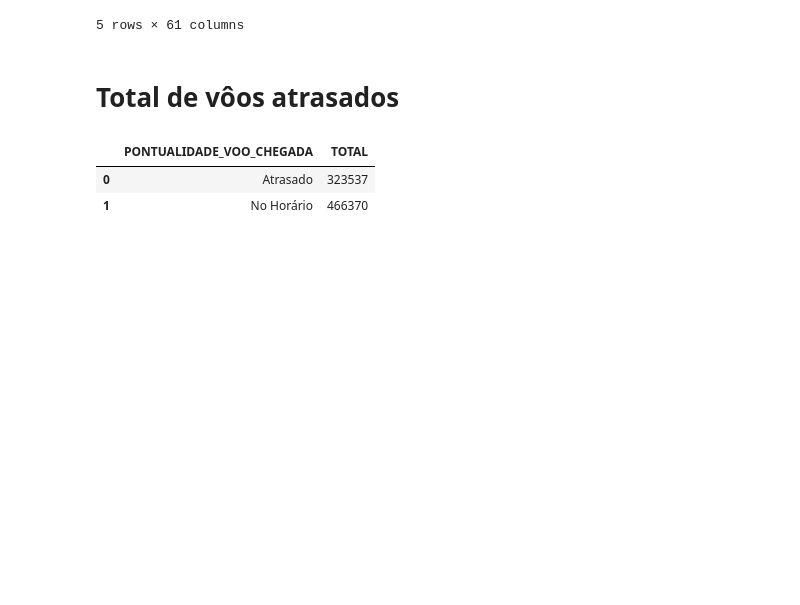
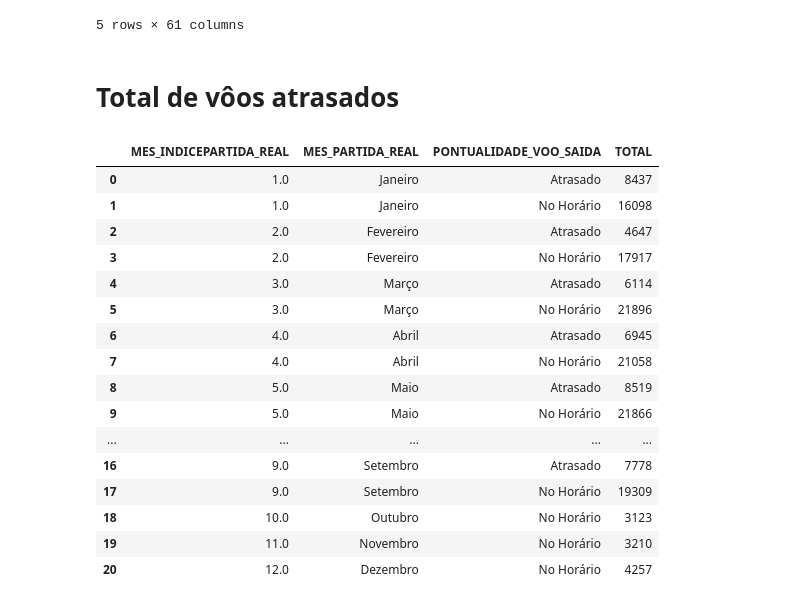
Before and after one commit to rodrigorocha1/dashboard_historico_voos, a Jupyter notebook: notebooks/analise_dos_dados.ipynb, the cells around one changed output. Saved outputs shown, nothing was run; the diff lists cells and outputs as text; code cells hidden in the pictures; blank space fills up the shorter version.

```diff
--- a/notebooks/analise_dos_dados.ipynb
+++ b/notebooks/analise_dos_dados.ipynb
@@ -303,7 +321 @@ def perfil_voos_partida_chegada(nm_coluna: str, filtro_mes: list = None, filtro_
     return df_total_voos_pontualidade
-# %%
-perfil_voos_partida_chegada(nm_coluna='PONTUALIDADE_VOO_CHEGADA')
-# %% [output]
-|  | PONTUALIDADE_VOO_CHEGADA | TOTAL |
-| 0 | Atrasado | 323537 |
-| 1 | No Horário | 466370 |
@@ -309,0 +344,20 @@ perfil_voos_partida_chegada(nm_coluna='PONTUALIDADE_VOO_CHEGADA')
+# %%
+perfil_voos_saida( colunas_agrupamento=['MES_INDICEPARTIDA_REAL', 'MES_PARTIDA_REAL', 'PONTUALIDADE_VOO_SAIDA'], filtro_compania=['AZUL'])
+# %% [output]
+|  | MES_INDICEPARTIDA_REAL | MES_PARTIDA_REAL | PONTUALIDADE_VOO_SAIDA | TOTAL |
+| 0 | 1.0 | Janeiro | Atrasado | 8437 |
+| 1 | 1.0 | Janeiro | No Horário | 16098 |
+| 2 | 2.0 | Fevereiro | Atrasado | 4647 |
+| 3 | 2.0 | Fevereiro | No Horário | 17917 |
+| 4 | 3.0 | Março | Atrasado | 6114 |
+| 5 | 3.0 | Março | No Horário | 21896 |
+| 6 | 4.0 | Abril | Atrasado | 6945 |
+| 7 | 4.0 | Abril | No Horário | 21058 |
+| 8 | 5.0 | Maio | Atrasado | 8519 |
+| 9 | 5.0 | Maio | No Horário | 21866 |
+| ... | ... | ... | ... | ... |
+| 16 | 9.0 | Setembro | Atrasado | 7778 |
+| 17 | 9.0 | Setembro | No Horário | 19309 |
+| 18 | 10.0 | Outubro | No Horário | 3123 |
+| 19 | 11.0 | Novembro | No Horário | 3210 |
+| 20 | 12.0 | Dezembro | No Horário | 4257 |
```
Also changed, not shown: parts of 17 cells of this notebook.
